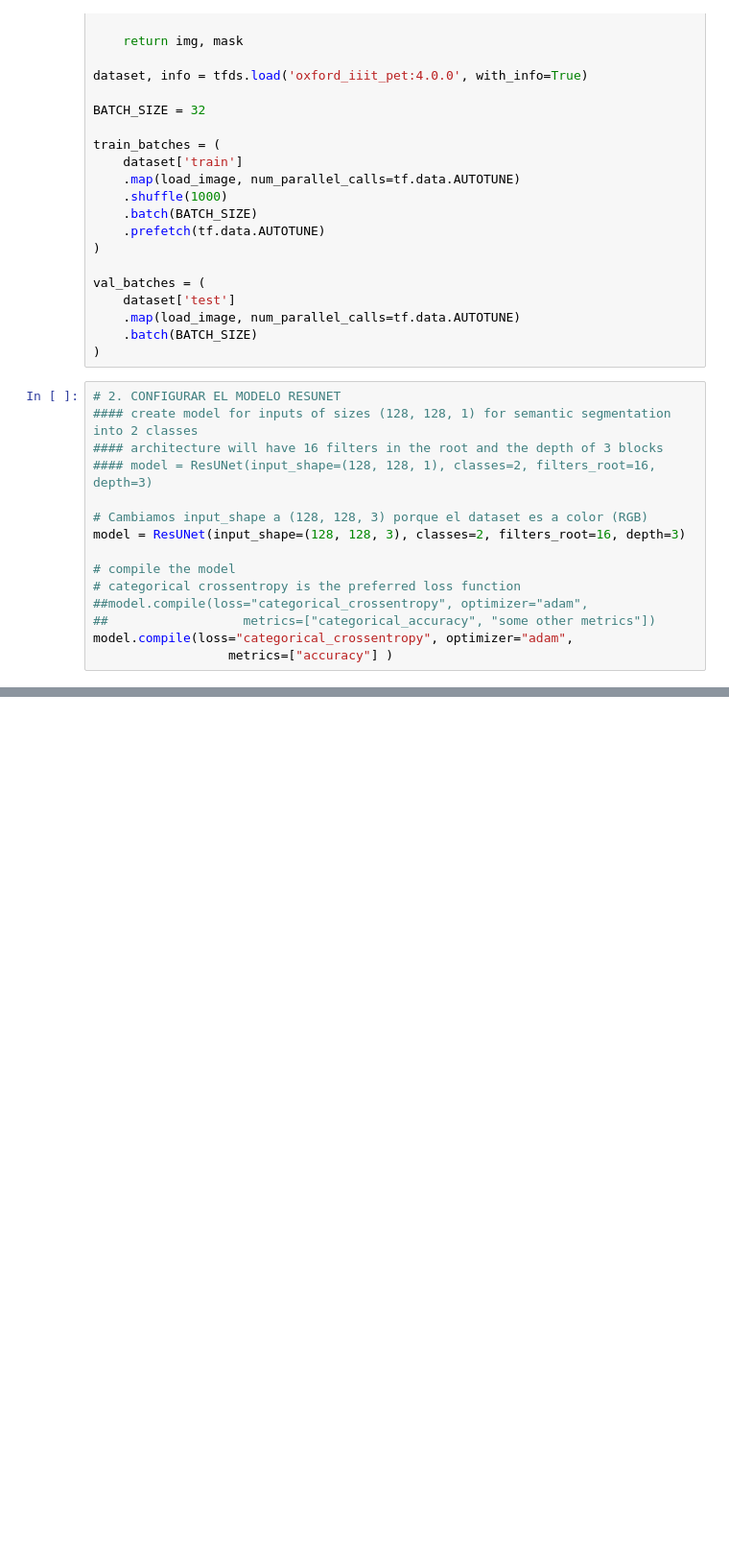
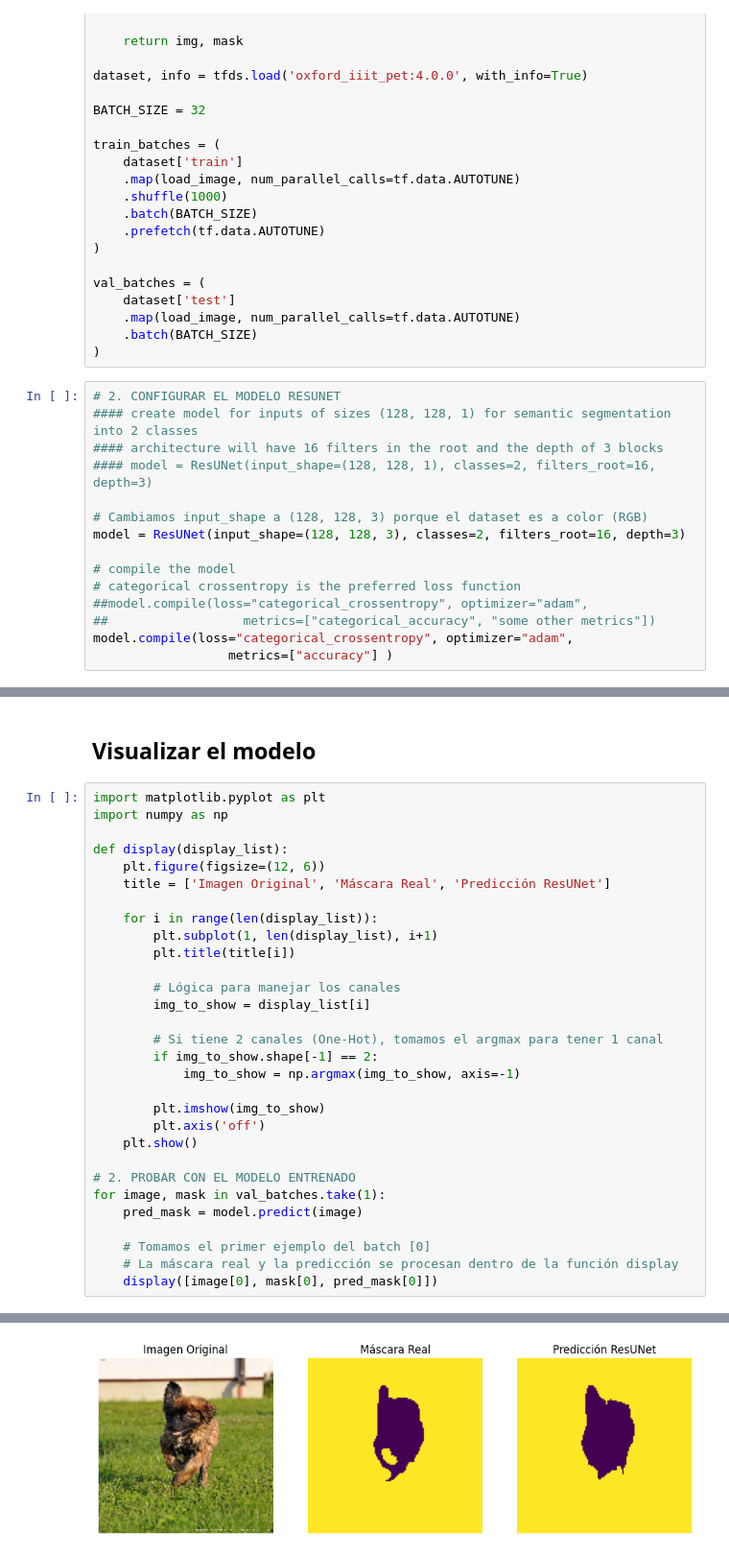
Before and after one commit to JFSS20000/07MIAR04, a Jupyter notebook: C2_ResUnet_JOSE_FERNANDO_SARMIENTO.ipynb, the cells around one changed output, grey strips where cells are left out. Shown at 96% size. Saved outputs shown, nothing was run; the diff lists cells and outputs as text; blank space fills up the shorter version.

```diff
--- a/C2_ResUnet_JOSE_FERNANDO_SARMIENTO.ipynb
+++ b/C2_ResUnet_JOSE_FERNANDO_SARMIENTO.ipynb
@@ -131,3 +143,36 @@ Model: "functional_1"
  Trainable params: 518,098 (1.98 MB)
  Non-trainable params: 2,272 (8.88 KB)
  Optimizer params: 1,036,198 (3.95 MB)
+# %% [markdown]
+## Visualizar el modelo
+# %%
+import matplotlib.pyplot as plt
+import numpy as np
+
+def display(display_list):
+    plt.figure(figsize=(12, 6))
+    title = ['Imagen Original', 'Máscara Real', 'Predicción ResUNet']
+
+    for i in range(len(display_list)):
+        plt.subplot(1, len(display_list), i+1)
+        plt.title(title[i])
+
+        # Lógica para manejar los canales
+        img_to_show = display_list[i]
+
+        # Si tiene 2 canales (One-Hot), tomamos el argmax para tener 1 canal
+        if img_to_show.shape[-1] == 2:
+            img_to_show = np.argmax(img_to_show, axis=-1)
+
+        plt.imshow(img_to_show)
+        plt.axis('off')
+    plt.show()
+
+# 2. PROBAR CON EL MODELO ENTRENADO
+for image, mask in val_batches.take(1):
+    pred_mask = model.predict(image)
+
+    # Tomamos el primer ejemplo del batch [0]
+    # La máscara real y la predicción se procesan dentro de la función display
+    display([image[0], mask[0], pred_mask[0]])
+# %% [output]
@@ -133,0 +180 @@ Model: "functional_1"
+[figure, added]
```
Also changed, not shown: parts of 3 cells of this notebook.
